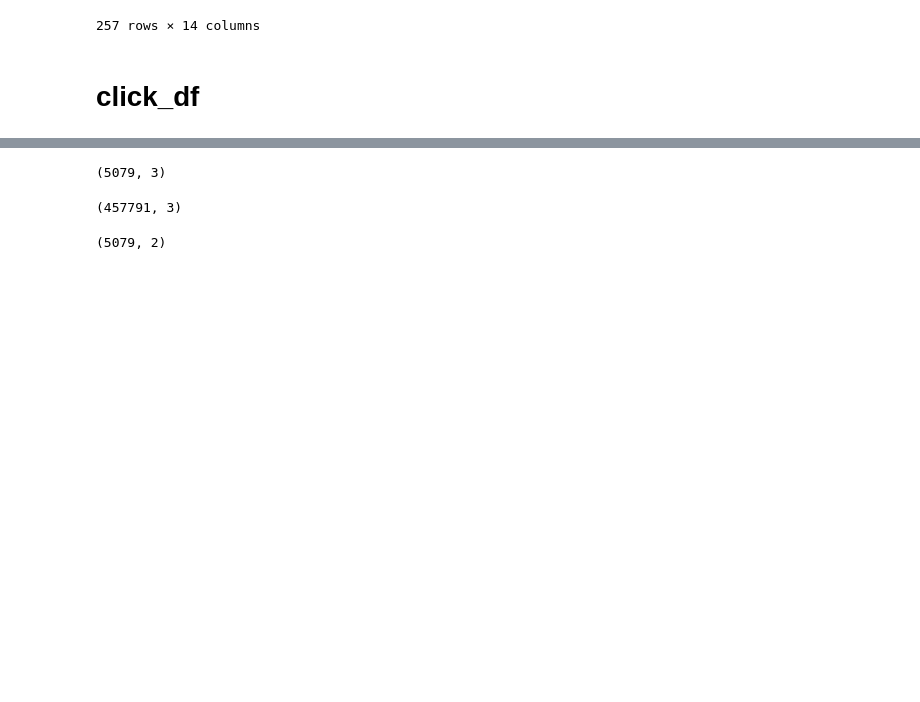
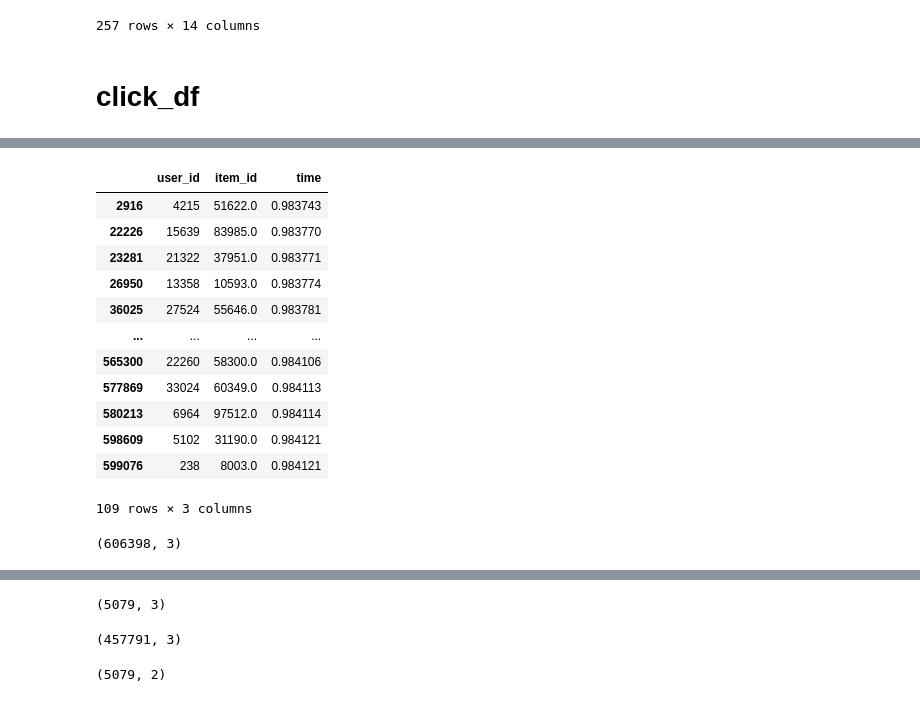
Before and after one commit to mayi140611/mayiapps, a Jupyter notebook: a_0330_0527_Modern_E_Commerce_Platform_Debiasing/0EDA.ipynb, the cells around one changed output, grey strips where cells are left out. Cells and saved outputs as stored; diff of their text form; code cells hidden in the pictures; blank space fills up the shorter version.

```diff
--- a/c6_Modern_E_Commerce_Platform_Debiasing/0EDA.ipynb
+++ b/a_0330_0527_Modern_E_Commerce_Platform_Debiasing/0EDA.ipynb
@@ -491,0 +595,2 @@ gen val set...
+# %%
+whole_click.append(test_qtime)[whole_click.append(test_qtime).duplicated(['user_id', 'time'])].time.tolist()
@@ -491,0 +615,20 @@ gen val set...
+# %%
+whole_click.append(test_qtime)[whole_click.append(test_qtime).duplicated(['user_id', 'time'], keep='last')]
+# %% [output]
+|  | user_id | item_id | time |
+| 2916 | 4215 | 51622.0 | 0.983743 |
+| 22226 | 15639 | 83985.0 | 0.983770 |
+| 23281 | 21322 | 37951.0 | 0.983771 |
+| 26950 | 13358 | 10593.0 | 0.983774 |
+| 36025 | 27524 | 55646.0 | 0.983781 |
+| ... | ... | ... | ... |
+| 565300 | 22260 | 58300.0 | 0.984106 |
+| 577869 | 33024 | 60349.0 | 0.984113 |
+| 580213 | 6964 | 97512.0 | 0.984114 |
+| 598609 | 5102 | 31190.0 | 0.984121 |
+| 599076 | 238 | 8003.0 | 0.984121 |
+109 rows × 3 columns
+# %%
+whole_click.append(test_qtime).drop_duplicates(['user_id', 'time']).shape
+# %% [output]
+(606398, 3)
```
Also changed, not shown: parts of 22 cells of this notebook, 11 other files.
